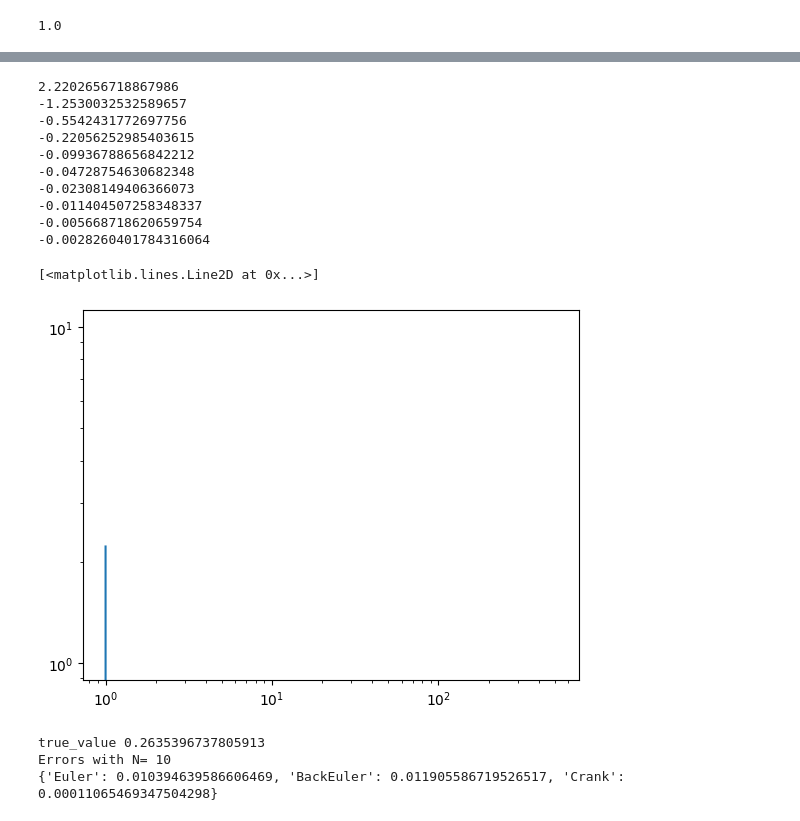
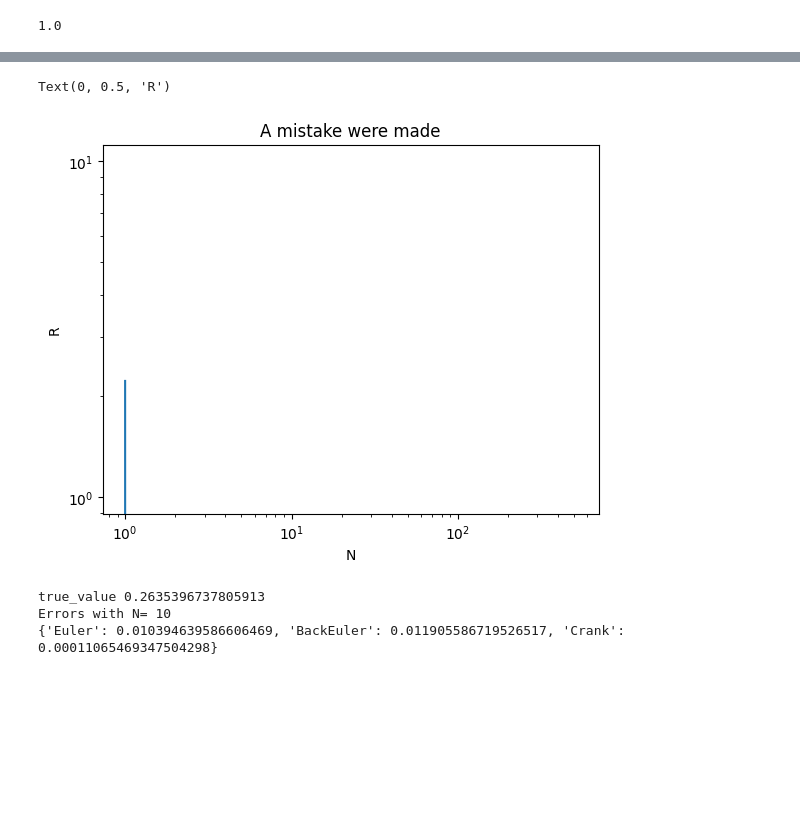
Before and after one commit to Schmidt9898/My_Numerical_Analysis_Course, a Jupyter notebook: assigment2.ipynb, the cells around one changed output, grey strips where cells are left out. Saved outputs shown, nothing was run; the diff lists cells and outputs as text; code cells hidden in the pictures; blank space fills up the shorter version.

```diff
--- a/assigment2.ipynb
+++ b/assigment2.ipynb
@@ -163,34 +184,27 @@ plt.loglog(x_plot,y_plot)
 # %%
 f = lambda x : math.sin(x)
 #f = lambda x : x*x
 a,b = 0,math.pi/2
 #a,b = 0,1
 true_value = 1
 
 x_plot = []
 y_plot = []
 for i in range(10):
 	n = pow(2,i)
 
 	error,r = convergence_rate(Mistake_trapazoid,f,a,b,true_value,n)
 	y_plot.append(r)
 	h = (b - a)/n
 	#print("h",h,"n",n,"r",r)
 	x_plot.append(n)
 	pass
 
 plt.loglog(x_plot,y_plot)
+plt.title("A mistake were made")
+plt.xlabel("N")
+plt.ylabel("R")
 # %% [output]
-2.2202656718867986
--1.2530032532589657
--0.5542431772697756
--0.22056252985403615
--0.09936788656842212
--0.04728754630682348
--0.02308149406366073
--0.011404507258348337
--0.005668718620659754
--0.0028260401784316064
+Text(0, 0.5, 'R')
-[<matplotlib.lines.Line2D at 0x...>]
-[figure, old version]
+[figure, new version]
 # %%
```
Also changed, not shown: parts of 12 cells of this notebook.
